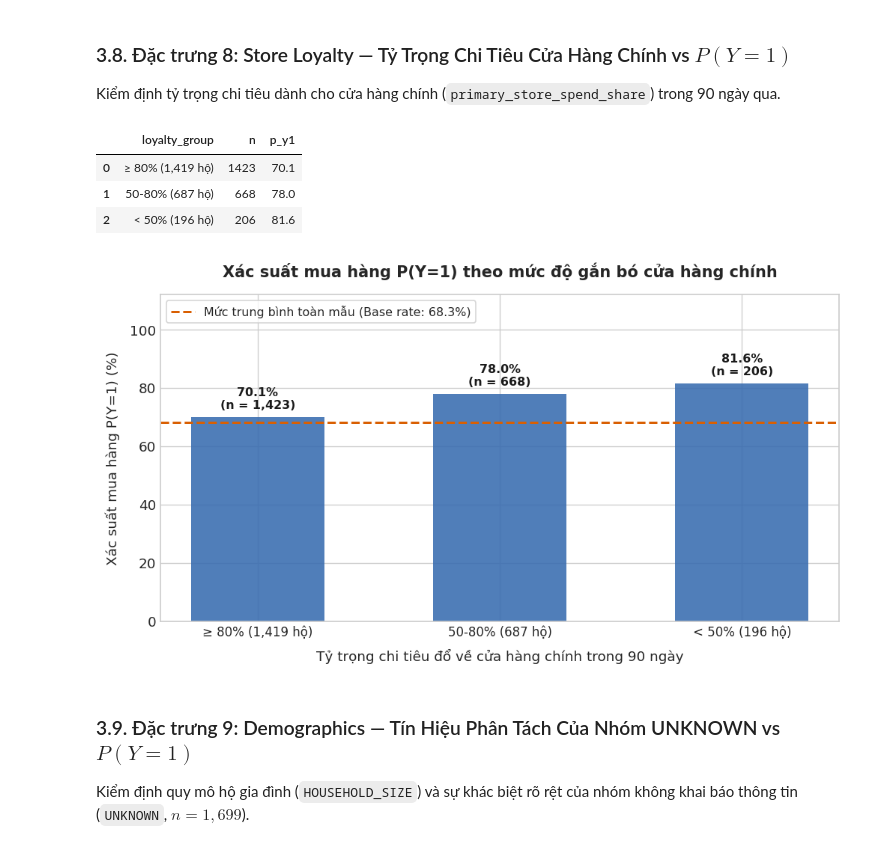
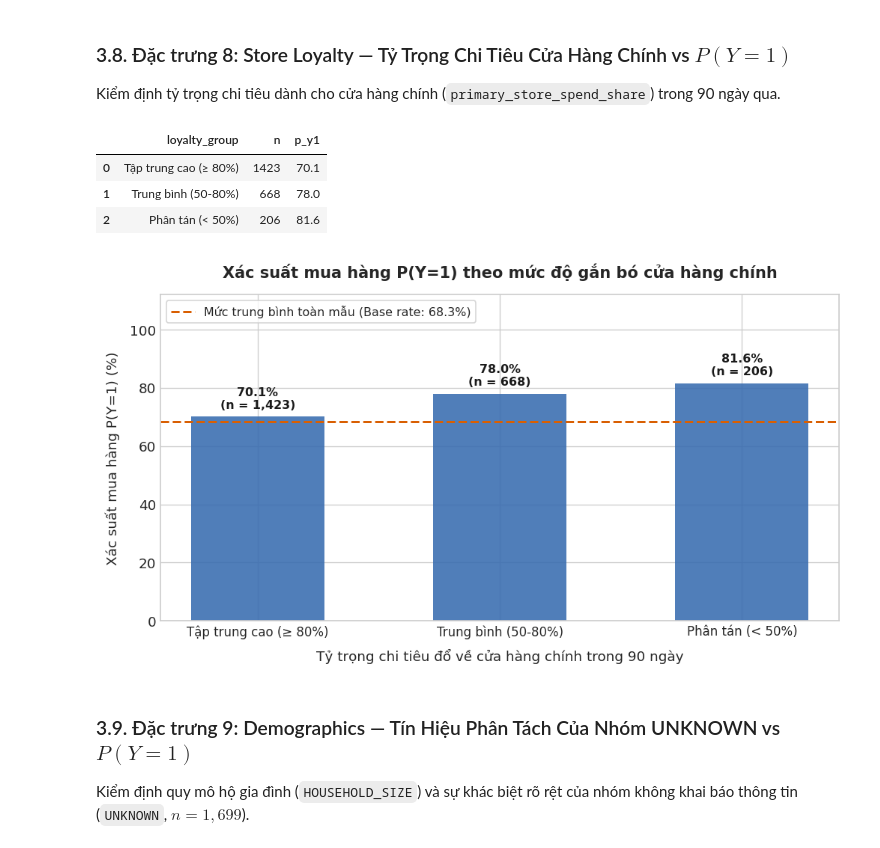
Before and after one commit to kien3007/purchasing-propensity-model, a Jupyter notebook: notebooks/01_eda_and_data_quality.ipynb, the cells around one changed output. Cells and saved outputs as stored; diff of their text form; code cells hidden in the pictures.

```diff
--- a/notebooks/01_eda_and_data_quality.ipynb
+++ b/notebooks/01_eda_and_data_quality.ipynb
@@ -767,10 +767,10 @@ loyalty_calc AS (
 loyalty_binned AS (
     SELECT household_key,
            CASE
-               WHEN loyalty_ratio IS NULL THEN '0 giỏ (198 hộ)'
-               WHEN loyalty_ratio >= 0.80 THEN '≥ 80% (1,419 hộ)'
-               WHEN loyalty_ratio >= 0.50 THEN '50-80% (687 hộ)'
-               ELSE '< 50% (196 hộ)'
+               WHEN loyalty_ratio IS NULL THEN '0 giỏ (Không mua)'
+               WHEN loyalty_ratio >= 0.80 THEN 'Tập trung cao (≥ 80%)'
+               WHEN loyalty_ratio >= 0.50 THEN 'Trung bình (50-80%)'
+               ELSE 'Phân tán (< 50%)'
            END AS loyalty_group,
            CASE
                WHEN loyalty_ratio IS NULL THEN 0
@@ -780,37 +780,37 @@ loyalty_binned AS (
            END AS grp_order
     FROM loyalty_calc
 ),
 target AS (
     SELECT household_key,
            CASE WHEN COUNT(*) > 0 THEN 1 ELSE 0 END AS y
     FROM baskets
     WHERE DAY > {t0} AND DAY <= {t0 + 14}
     GROUP BY household_key
 )
 SELECT lb.loyalty_group,
        COUNT(*) AS n,
        ROUND(AVG(COALESCE(t.y, 0)) * 100.0, 1) AS p_y1
 FROM loyalty_binned lb
 LEFT JOIN target t ON lb.household_key = t.household_key
 WHERE lb.grp_order > 0
 GROUP BY lb.loyalty_group, lb.grp_order
 ORDER BY lb.grp_order
 """
 df_loyalty = con.execute(q_loyalty).df()
 display(df_loyalty)
 
 plot_gold_standard(df_loyalty, 'loyalty_group', 'p_y1', 'n',
                    title="Xác suất mua hàng P(Y=1) theo mức độ gắn bó cửa hàng chính (Store Loyalty)",
                    xlabel="Tỷ trọng chi tiêu đổ về cửa hàng chính trong 90 ngày",
                    fig_name="08_p_y1_store_loyalty.png",
                    delta_idx=(0, -1), delta_label="Độ lệch phân nhóm",
                    bar_color='#386cb0')
 # %% [output]
 |  | loyalty_group | n | p_y1 |
-| 0 | ≥ 80% (1,419 hộ) | 1423 | 70.1 |
-| 1 | 50-80% (687 hộ) | 668 | 78.0 |
-| 2 | < 50% (196 hộ) | 206 | 81.6 |
+| 0 | Tập trung cao (≥ 80%) | 1423 | 70.1 |
+| 1 | Trung bình (50-80%) | 668 | 78.0 |
+| 2 | Phân tán (< 50%) | 206 | 81.6 |
-[figure, old version]
+[figure, new version]
 # %% [markdown]
 ### 3.9. Đặc trưng 9: Demographics — Tín Hiệu Phân Tách Của Nhóm UNKNOWN vs $P(Y=1)$
 Kiểm định quy mô hộ gia đình (`HOUSEHOLD_SIZE`) và sự khác biệt rõ rệt của nhóm không khai báo thông tin (`UNKNOWN`, $n = 1,699$).
```
Also changed, not shown: parts of 6 cells of this notebook, 19 other files.
